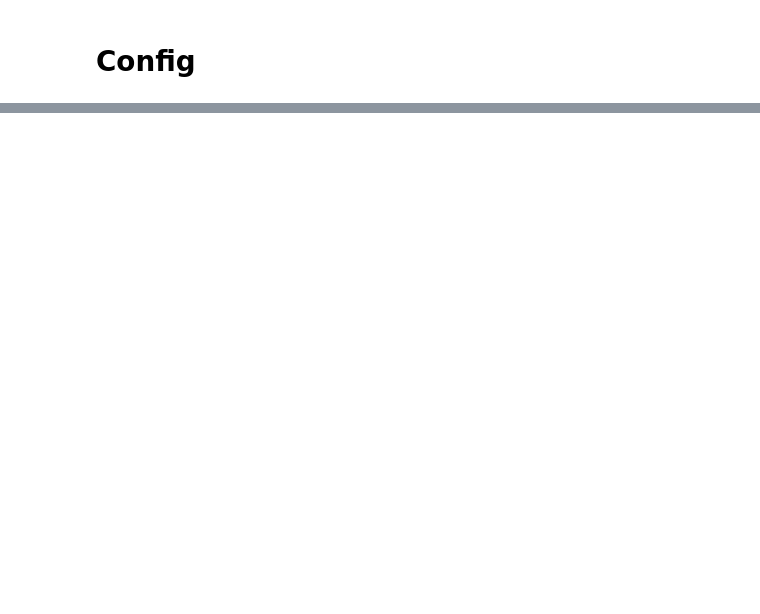
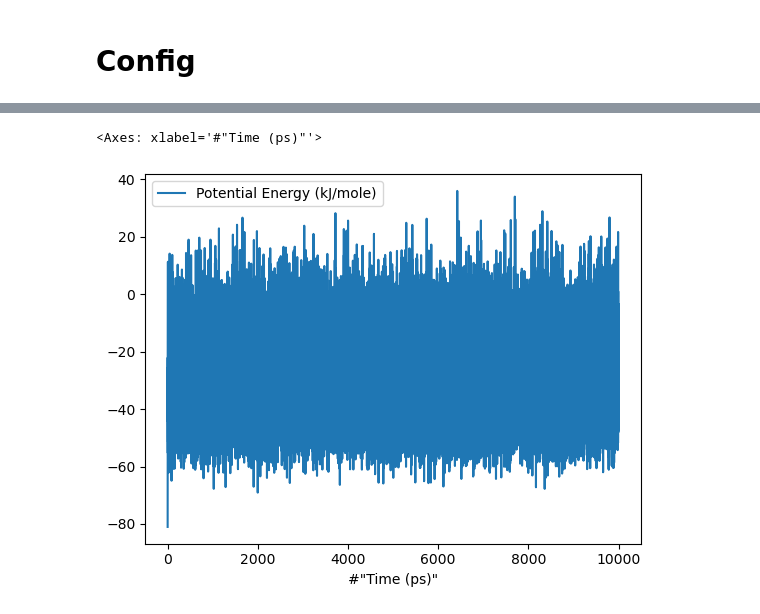
Before and after one commit to seonghyun26/simulation, a Jupyter notebook: notebook/visual-trajectory.ipynb, the cells around one changed output, grey strips where cells are left out. Cells and saved outputs as stored; diff of their text form; code cells hidden in the pictures; blank space fills up the shorter version.

```diff
--- a/notebook/visual-trajectory.ipynb
+++ b/notebook/visual-trajectory.ipynb
@@ -118,0 +129,6 @@ plt.show()
+# %%
+df1 = pd.read_csv(f"{data_dir}/{path_list[traj_idx]}/scalars.csv")
+df1.plot(kind="line", x='#"Time (ps)"', y="Potential Energy (kJ/mole)")
+# %% [output]
+<Axes: xlabel='#"Time (ps)"'>
+[figure, added]
```
Also changed, not shown: parts of 15 cells of this notebook, 13 other files.
